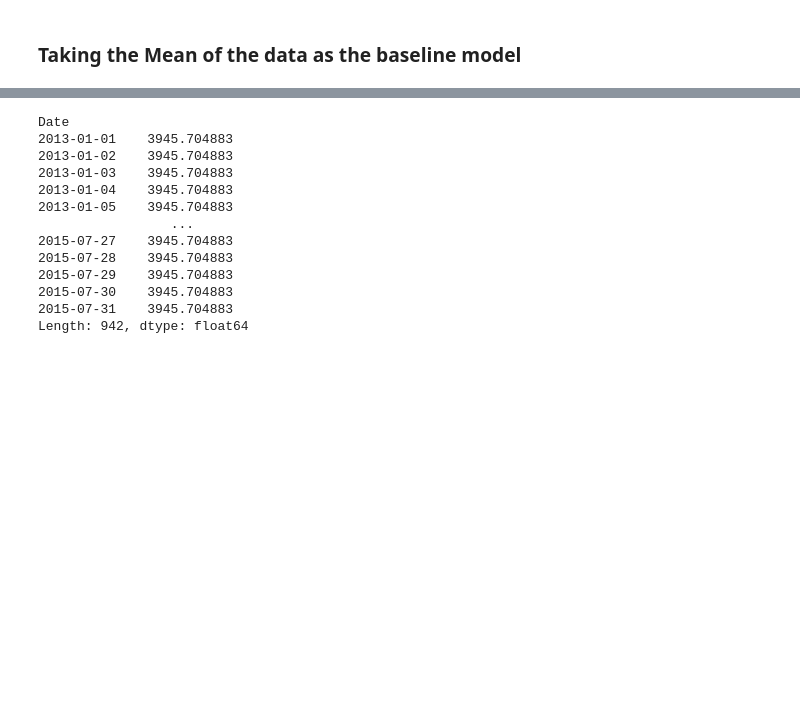
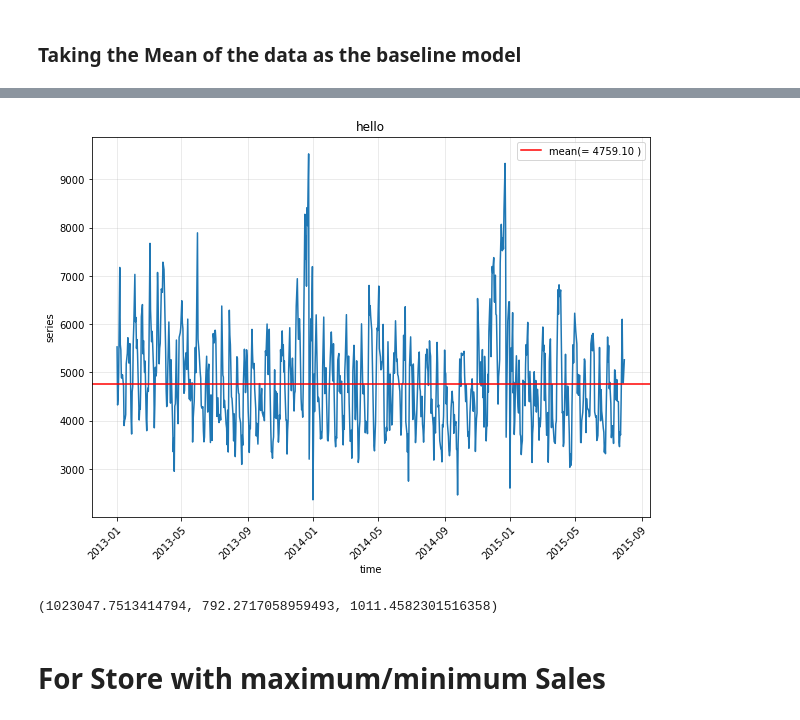
Before and after one commit to aashishpokharel/Time-Series-Sales-Prediction, a Jupyter notebook: naive_modelling.ipynb, the cells around one changed output, grey strips where cells are left out. Cells and saved outputs as stored; diff of their text form; code cells hidden in the pictures; blank space fills up the shorter version.

```diff
--- a/naive_modelling.ipynb
+++ b/naive_modelling.ipynb
@@ -140,17 +133,0 @@ Length: 942, dtype: float64
-# %%
-predictions = pd.Series([ np.nanmean(data) ]* len(fs) , index = fs.index)
-predictions
-# %% [output]
-Date
-2013-01-01    3945.704883
-2013-01-02    3945.704883
-2013-01-03    3945.704883
-2013-01-04    3945.704883
-2013-01-05    3945.704883
-                 ...
-2015-07-27    3945.704883
-2015-07-28    3945.704883
-2015-07-29    3945.704883
-2015-07-30    3945.704883
-2015-07-31    3945.704883
-Length: 942, dtype: float64
@@ -162,0 +134,10 @@ Length: 942, dtype: float64
+# %%
+meanbase_pred = SimpleMeanBaseline(fs_open)
+# %% [output]
+[figure, added]
+# %%
+eval_metrics(meanbase_pred, fs_open)
+# %% [output]
+(1023047.7513414794, 792.2717058959493, 1011.4582301516358)
+# %% [markdown]
+# For Store with maximum/minimum Sales
```
Also changed, not shown: parts of 16 cells of this notebook, 1 other file.
